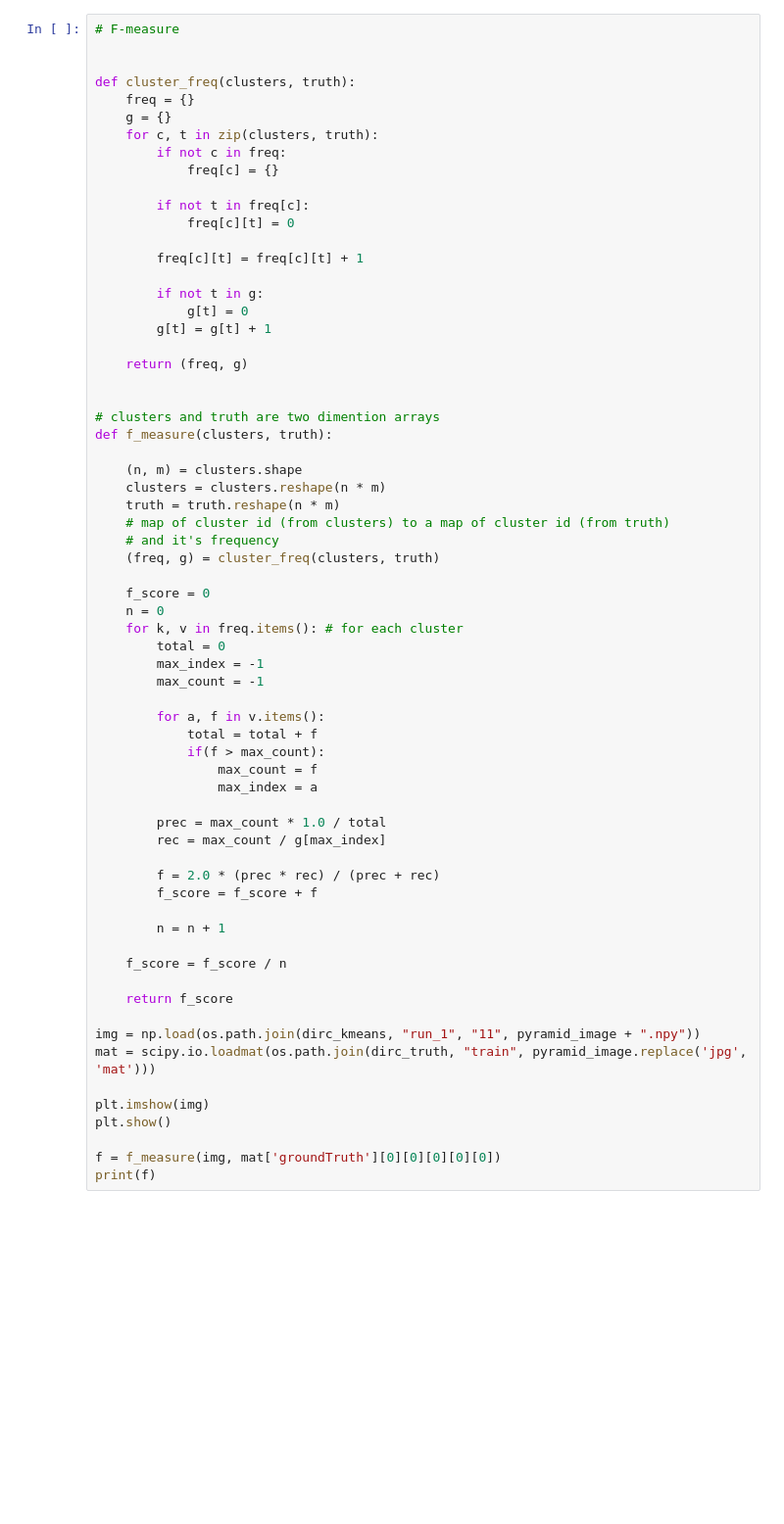
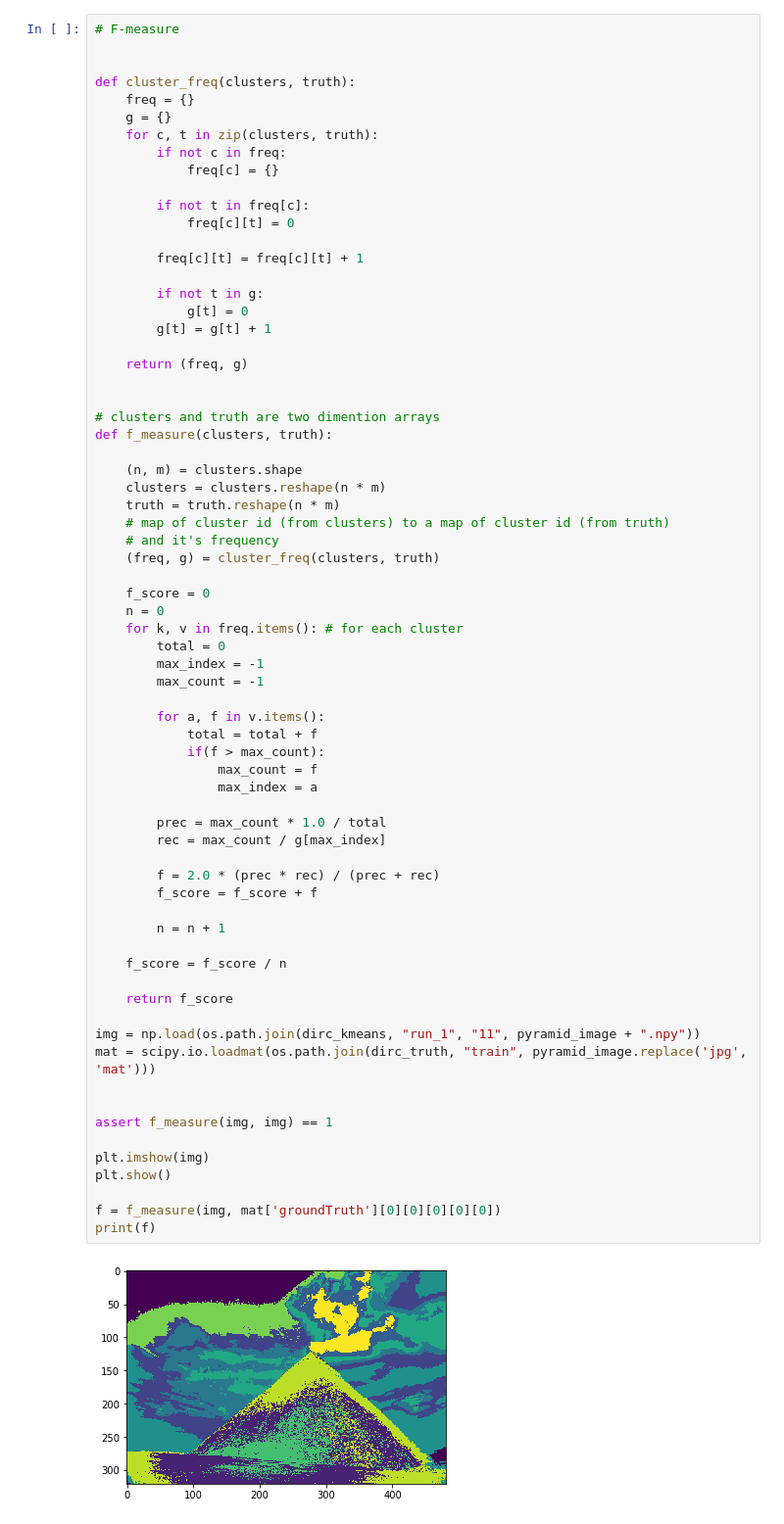
Before and after one commit to M7moudHussein/Image-Segmentaion, a Jupyter notebook: clustering.ipynb, the cells around one changed output. Shown at 98% size. Saved outputs shown, nothing was run; the diff lists cells and outputs as text; blank space fills up the shorter version.

```diff
--- a/clustering.ipynb
+++ b/clustering.ipynb
@@ -219,30 +251,34 @@ def f_measure(clusters, truth):
         max_index = -1
         max_count = -1
 
         for a, f in v.items():
             total = total + f
             if(f > max_count):
                 max_count = f
                 max_index = a
 
         prec = max_count * 1.0 / total
         rec = max_count / g[max_index]
 
         f = 2.0 * (prec * rec) / (prec + rec)
         f_score = f_score + f
 
         n = n + 1
 
     f_score = f_score / n
 
     return f_score
 
 img = np.load(os.path.join(dirc_kmeans, "run_1", "11", pyramid_image + ".npy"))
 mat = scipy.io.loadmat(os.path.join(dirc_truth, "train", pyramid_image.replace('jpg', 'mat')))
 
+
+assert f_measure(img, img) == 1
+
 plt.imshow(img)
 plt.show()
 
 f = f_measure(img, mat['groundTruth'][0][0][0][0][0])
 print(f)
 # %% [output]
+[figure, added]
```
Also changed, not shown: parts of 15 cells of this notebook, 8 other files.
